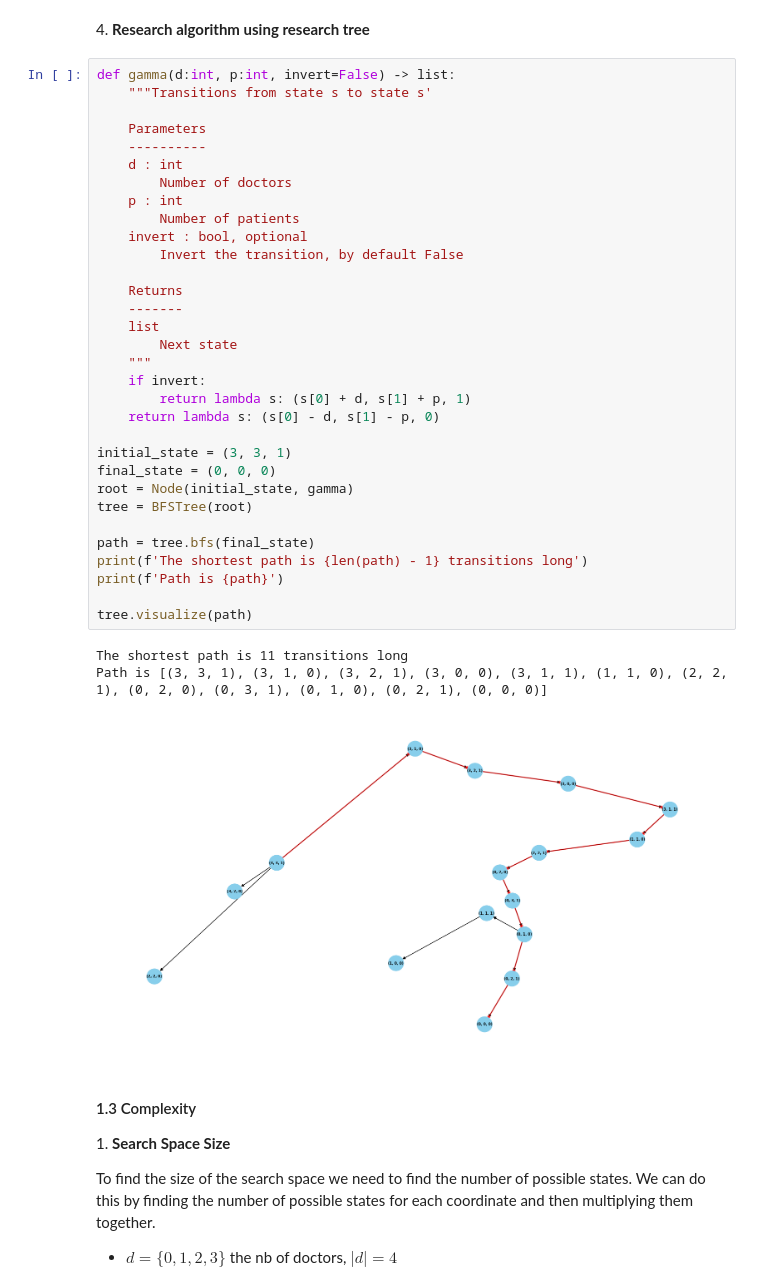
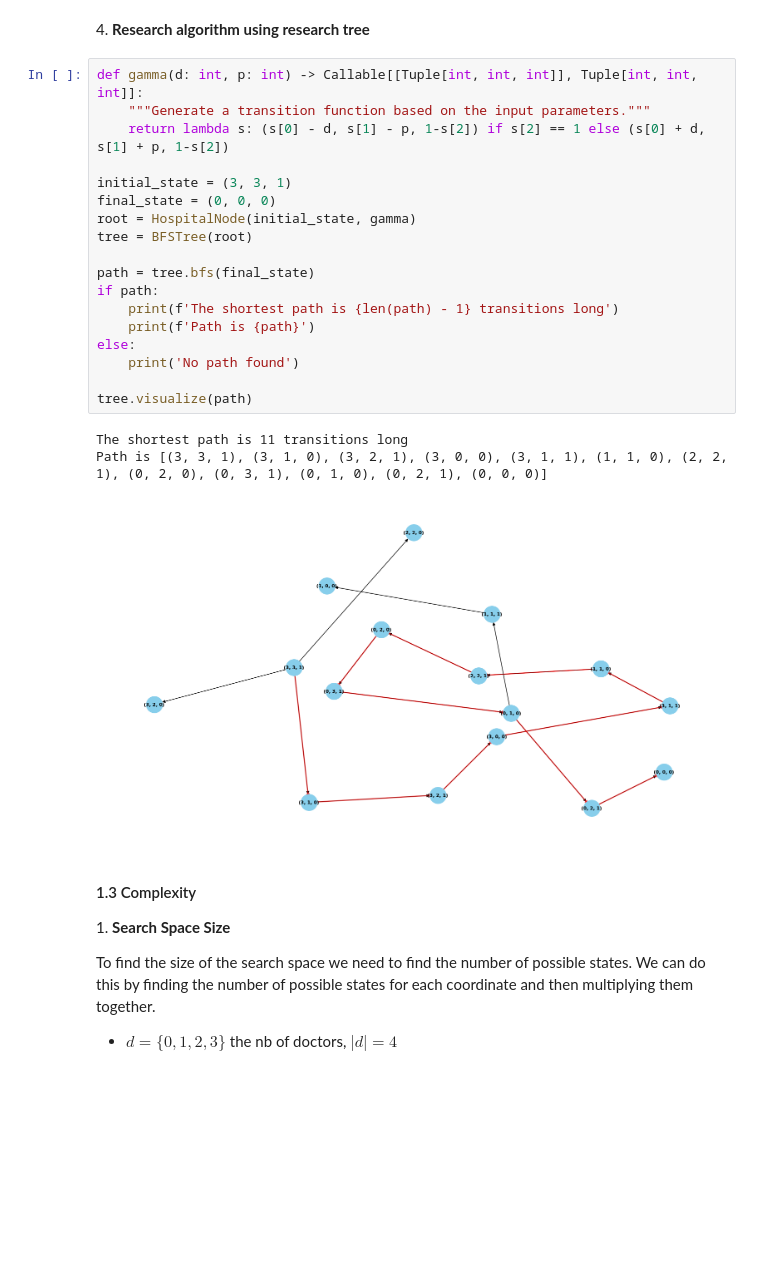
Before and after one commit to hectellian/13X005-AI, a Jupyter notebook: results.ipynb, the cells around one changed output. Cells and saved outputs as stored; diff of their text form; blank space fills up the shorter version.

```diff
--- a/results.ipynb
+++ b/results.ipynb
@@ -118,41 +125,27 @@ $$\Gamma(S) = \{S \rightarrow S' \mid S' = \begin{pmatrix}
 # %% [markdown]
 4\. **Research algorithm using research tree**
 # %%
-def gamma(d:int, p:int, invert=False) -> list:
-    """Transitions from state s to state s'
-
-    Parameters
-    ----------
-    d : int
-        Number of doctors
-    p : int
-        Number of patients
-    invert : bool, optional
-        Invert the transition, by default False
-
-    Returns
-    -------
-    list
-        Next state
-    """
-    if invert:
-        return lambda s: (s[0] + d, s[1] + p, 1)
-    return lambda s: (s[0] - d, s[1] - p, 0)
+def gamma(d: int, p: int) -> Callable[[Tuple[int, int, int]], Tuple[int, int, int]]:
+    """Generate a transition function based on the input parameters."""
+    return lambda s: (s[0] - d, s[1] - p, 1-s[2]) if s[2] == 1 else (s[0] + d, s[1] + p, 1-s[2])
 
 initial_state = (3, 3, 1)
 final_state = (0, 0, 0)
-root = Node(initial_state, gamma)
+root = HospitalNode(initial_state, gamma)
 tree = BFSTree(root)
 
 path = tree.bfs(final_state)
-print(f'The shortest path is {len(path) - 1} transitions long')
-print(f'Path is {path}')
+if path:
+    print(f'The shortest path is {len(path) - 1} transitions long')
+    print(f'Path is {path}')
+else:
+    print('No path found')
 
 tree.visualize(path)
 # %% [output]
 The shortest path is 11 transitions long
 Path is [(3, 3, 1), (3, 1, 0), (3, 2, 1), (3, 0, 0), (3, 1, 1), (1, 1, 0), (2, 2, 1), (0, 2, 0), (0, 3, 1), (0, 1, 0), (0, 2, 1), (0, 0, 0)]
-[figure, old version]
+[figure, new version]
 # %% [markdown]
 #### 1.3 Complexity
 
```
Also changed, not shown: parts of 6 cells of this notebook, 6 other files.
